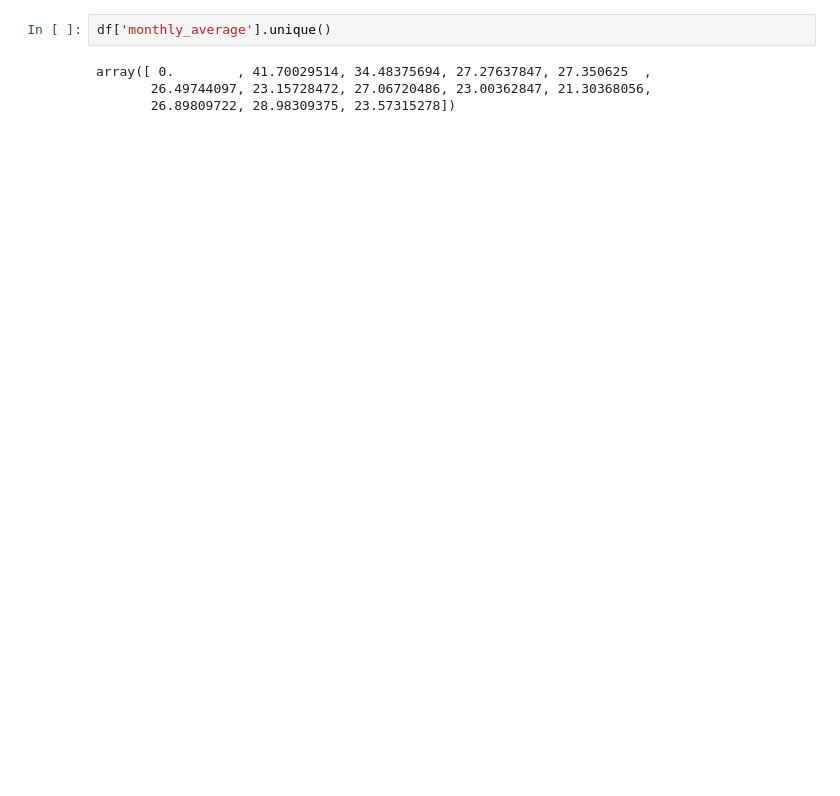
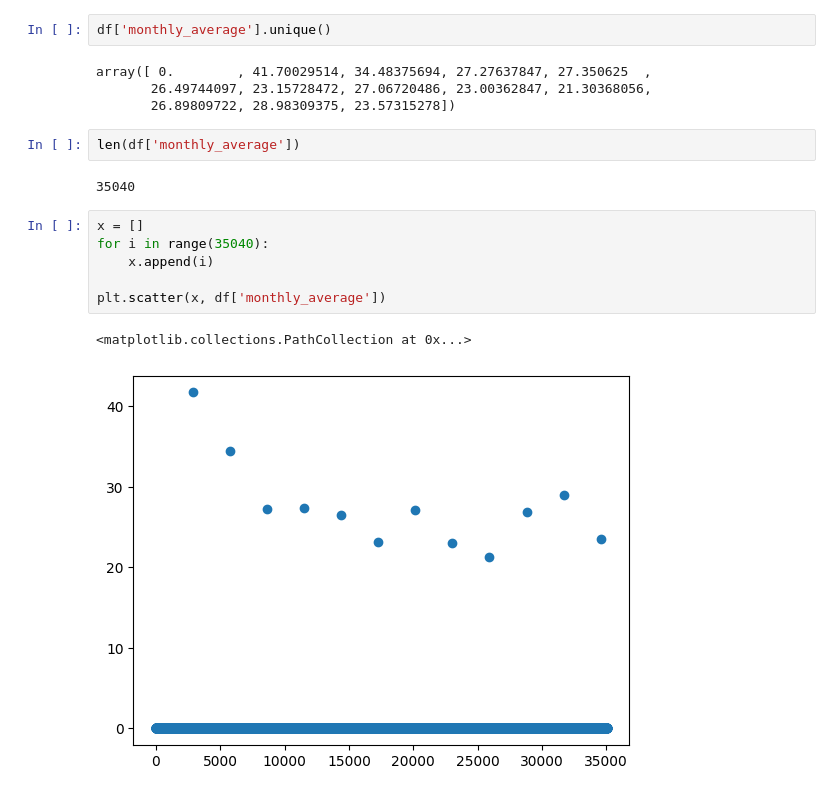
Before and after one commit to alirezapaakraavaan/Energy-Consumption-Analysis-and-Prediction, a Jupyter notebook: main.ipynb, the cells around one changed output. Cells and saved outputs as stored; diff of their text form; blank space fills up the shorter version.

Commit message:
Visualized Data

```diff
--- a/main.ipynb
+++ b/main.ipynb
@@ -463,3 +459,16 @@ df['monthly_average'].unique()
 array([ 0.        , 41.70029514, 34.48375694, 27.27637847, 27.350625  ,
        26.49744097, 23.15728472, 27.06720486, 23.00362847, 21.30368056,
        26.89809722, 28.98309375, 23.57315278])
+# %%
+len(df['monthly_average'])
+# %% [output]
+35040
+# %%
+x = []
+for i in range(35040):
+    x.append(i)
+
+plt.scatter(x, df['monthly_average'])
+# %% [output]
+<matplotlib.collections.PathCollection at 0x...>
+[figure, added]
```
Also changed, not shown: parts of 12 cells of this notebook.
